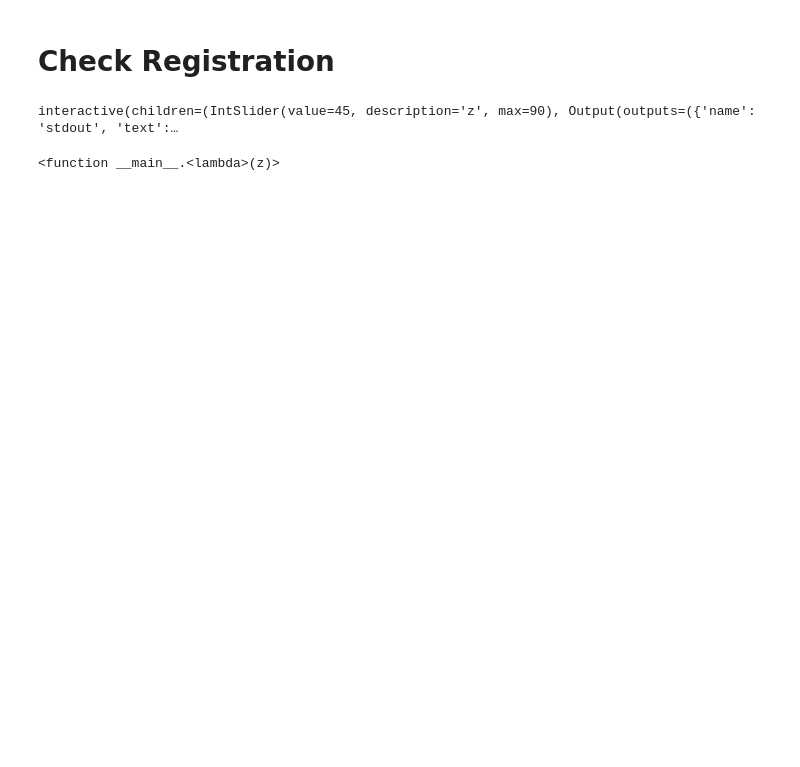
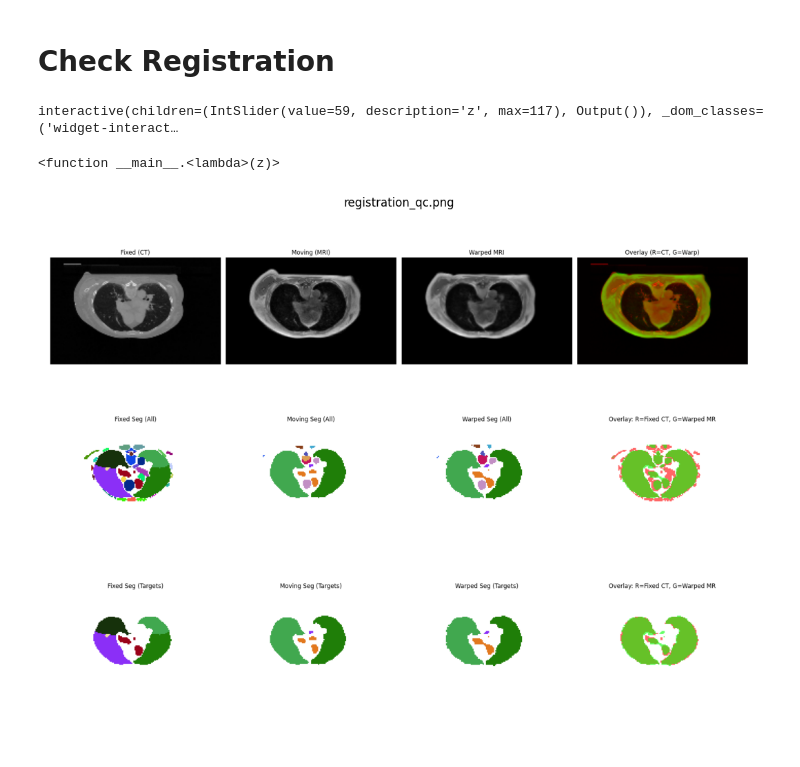
Before and after one commit to minsuk00/MRI2CT, a Jupyter notebook: data_viewer.ipynb, the cells around one changed output. Saved outputs shown, nothing was run; the diff lists cells and outputs as text; code cells hidden in the pictures.

```diff
--- a/data_viewer.ipynb
+++ b/data_viewer.ipynb
@@ -273,13 +306,18 @@ def visualize_registration(fix, mov, wrp,
 # %%
 # --- 3. Interactive Run ---
-DATA_ROOT = "/home/minsukc/MRI2CT/data/1ABA005_3.0x3.0x3.0_resampled"
+DATA_ROOT = "/home/minsukc/MRI2CT/data"
+# SUBJECT = "1ABA005_3.0x3.0x3.0_resampled"
+# SUBJECT = "1THA001_3.0x3.0x3.0_resampled"
+SUBJECT = "1HNA001_3.0x3.0x3.0_resampled"
 
-fixed_path = os.path.join(DATA_ROOT, "ct_resampled.nii.gz")
-moving_path = os.path.join(DATA_ROOT, "mr_resampled.nii.gz")
-fseg_path = os.path.join(DATA_ROOT, "ct_seg.nii.gz")
-mseg_path = os.path.join(DATA_ROOT, "mr_seg.nii.gz")
-warped_path = os.path.join(DATA_ROOT, "registration_output", "moved_mr.nii.gz")
-wseg_path = os.path.join(DATA_ROOT, "registration_output", "labels_moved.nii.gz")
+data_path = os.path.join(DATA_ROOT, SUBJECT)
+fixed_path = os.path.join(data_path, "ct_resampled.nii.gz")
+moving_path = os.path.join(data_path, "mr_resampled.nii.gz")
+fseg_path = os.path.join(data_path, "ct_seg.nii.gz")
+mseg_path = os.path.join(data_path, "mr_seg.nii.gz")
+warped_path = os.path.join(data_path, "registration_output", "moved_mr.nii.gz")
+wseg_path = os.path.join(data_path, "registration_output", "labels_moved.nii.gz")
+disp_path = os.path.join(data_path, "registration_output", "disp.nii.gz")
 
 # To avoid re-loading files on every slider move, load data ONCE outside:
 fixed = nib.load(fixed_path).get_fdata()
@@ -288,33 +326,34 @@ warped = nib.load(warped_path).get_fdata()
 fseg = nib.load(fseg_path).get_fdata().astype(np.int32)
 mseg = nib.load(mseg_path).get_fdata().astype(np.int32)
 wseg = nib.load(wseg_path).get_fdata().astype(np.int32)
+disp = nib.load(disp_path).get_fdata().astype(np.int32)
 
 interact(
-    lambda z: visualize_registration(fixed, moving, warped, fseg, mseg, wseg, z),
+    lambda z: visualize_registration(fixed, moving, warped, fseg, mseg, wseg, disp, z),
     z=IntSlider(min=0, max=fixed.shape[2]-1, step=1, value=fixed.shape[2]//2)
 )
 # %% [output]
-interactive(children=(IntSlider(value=45, description='z', max=90), Output(outputs=({'name': 'stdout', 'text':…
+interactive(children=(IntSlider(value=59, description='z', max=117), Output()), _dom_classes=('widget-interact…
 <function __main__.<lambda>(z)>
 # %%
 import matplotlib.pyplot as plt
 import matplotlib.image as mpimg
 import os
 
 def view_png(file_path):
     if not os.path.exists(file_path):
         print(f"❌ File not found: {file_path}")
         return
 
     img = mpimg.imread(file_path)
     plt.figure(figsize=(15, 10))
     plt.imshow(img)
     plt.axis('off')
     plt.title(os.path.basename(file_path))
     plt.show()
 
 # Usage
-png_path = os.path.join(DATA_ROOT, "registration_output", "registration_qc.png")
+png_path = os.path.join(data_path, "registration_output", "registration_qc.png")
 view_png(png_path)
 # %% [output]
-[figure, old version]
+[figure, new version]
```
Also changed, not shown: parts of 2 cells of this notebook, 7 other files.
